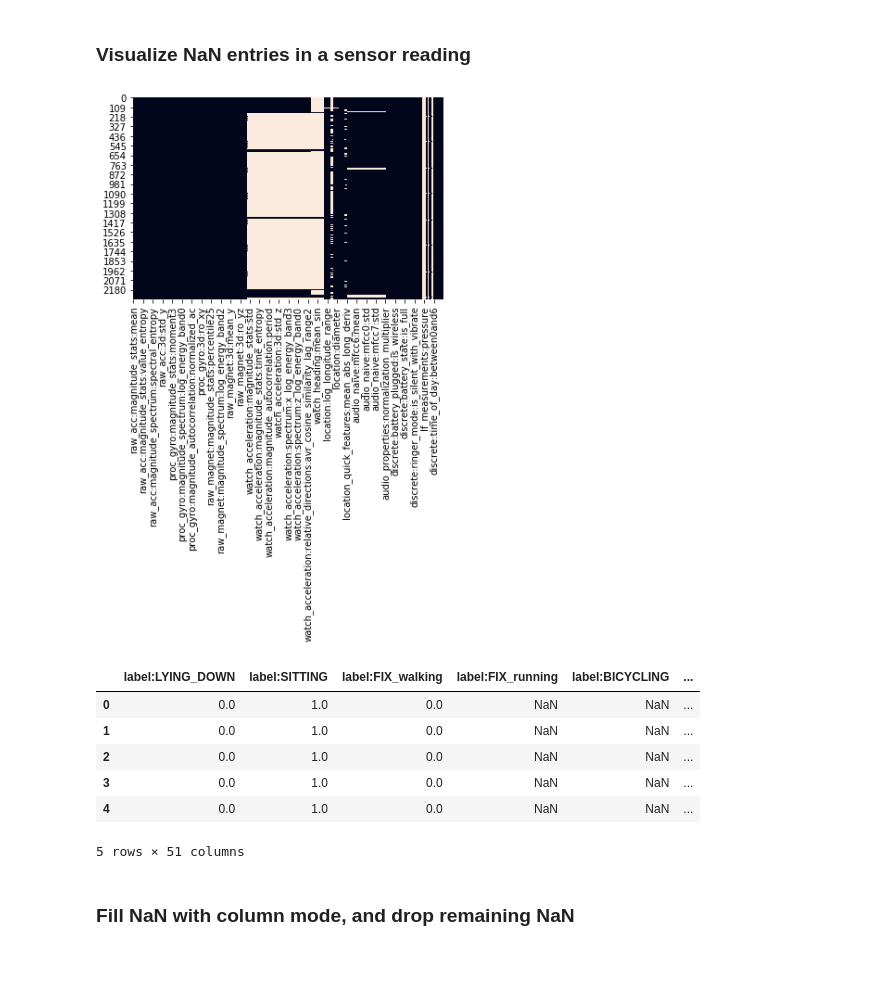
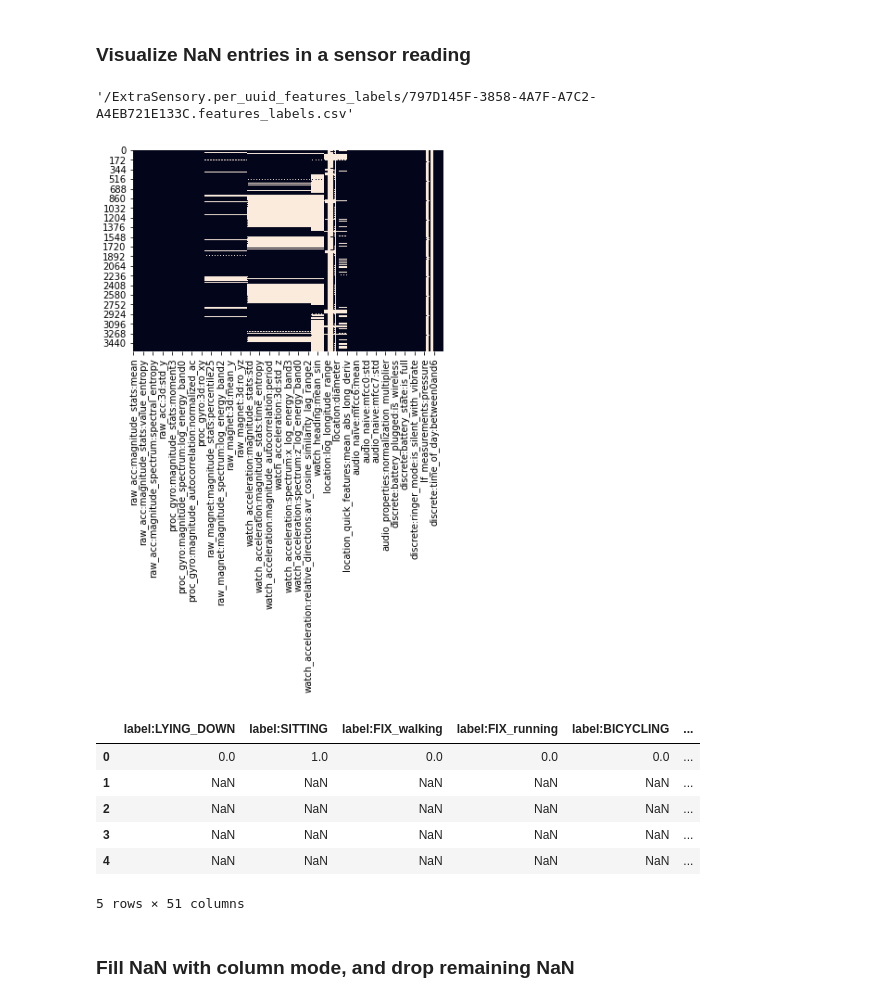
Before and after one commit to flejarza/ActGraph, a Jupyter notebook: autoencoders/extrasensory_AE_v3.ipynb, the cells around one changed output. Cells and saved outputs as stored; diff of their text form; code cells hidden in the pictures; blank space fills up the shorter version.

```diff
--- a/autoencoders/extrasensory_AE_v3.ipynb
+++ b/autoencoders/extrasensory_AE_v3.ipynb
@@ -181,7 +181,7 @@ import shutil
 onlyfiles = [f for f in listdir(root_dir)]
 final_files = []
 for i in onlyfiles:
-    x = '/%s%s' % (root_dir, i[0:len(i)-4])
+    x = '/%s%s' % (root_dir, i[0:len(i)-3])
     print(x)
     final_files.append(x)
 # %% [output]
@@ -219,26 +219,30 @@ import torch.optim as optim
 import seaborn as sns
 # %% [markdown]
 ### Visualize NaN entries in a sensor reading
+# %%
+final_files[0]
+# %% [output]
+'/ExtraSensory.per_uuid_features_labels/797D145F-3858-4A7F-A7C2-A4EB721E133C.features_labels.csv'
 # %%
-raw_d = pd.read_csv('.' + final_files[0] + '.csv')
+raw_d = pd.read_csv('.' + final_files[0] )
 sensor_data = raw_d.iloc[:,1:225]
 
 heatmap = sns.heatmap(sensor_data.isnull(), cbar = False)
 
 # for index, row in sensor_data.iterrows():
 #     print(row.isnull())
 # %% [output]
-[figure, old version]
+[figure, new version]
 # %%
 labels_data = raw_d.iloc[:,226:-1]
 labels_data.head()
 # %% [output]
 |  | label:LYING_DOWN | label:SITTING | label:FIX_walking | label:FIX_running | label:BICYCLING | ... |
-| 0 | 0.0 | 1.0 | 0.0 | NaN | NaN | ... |
-| 1 | 0.0 | 1.0 | 0.0 | NaN | NaN | ... |
-| 2 | 0.0 | 1.0 | 0.0 | NaN | NaN | ... |
-| 3 | 0.0 | 1.0 | 0.0 | NaN | NaN | ... |
-| 4 | 0.0 | 1.0 | 0.0 | NaN | NaN | ... |
+| 0 | 0.0 | 1.0 | 0.0 | 0.0 | 0.0 | ... |
+| 1 | NaN | NaN | NaN | NaN | NaN | ... |
+| 2 | NaN | NaN | NaN | NaN | NaN | ... |
+| 3 | NaN | NaN | NaN | NaN | NaN | ... |
+| 4 | NaN | NaN | NaN | NaN | NaN | ... |
 5 rows × 51 columns
 # %% [markdown]
 ### Fill NaN with column mode, and drop remaining NaN
```
Also changed, not shown: parts of 21 cells of this notebook, 3 other files.
